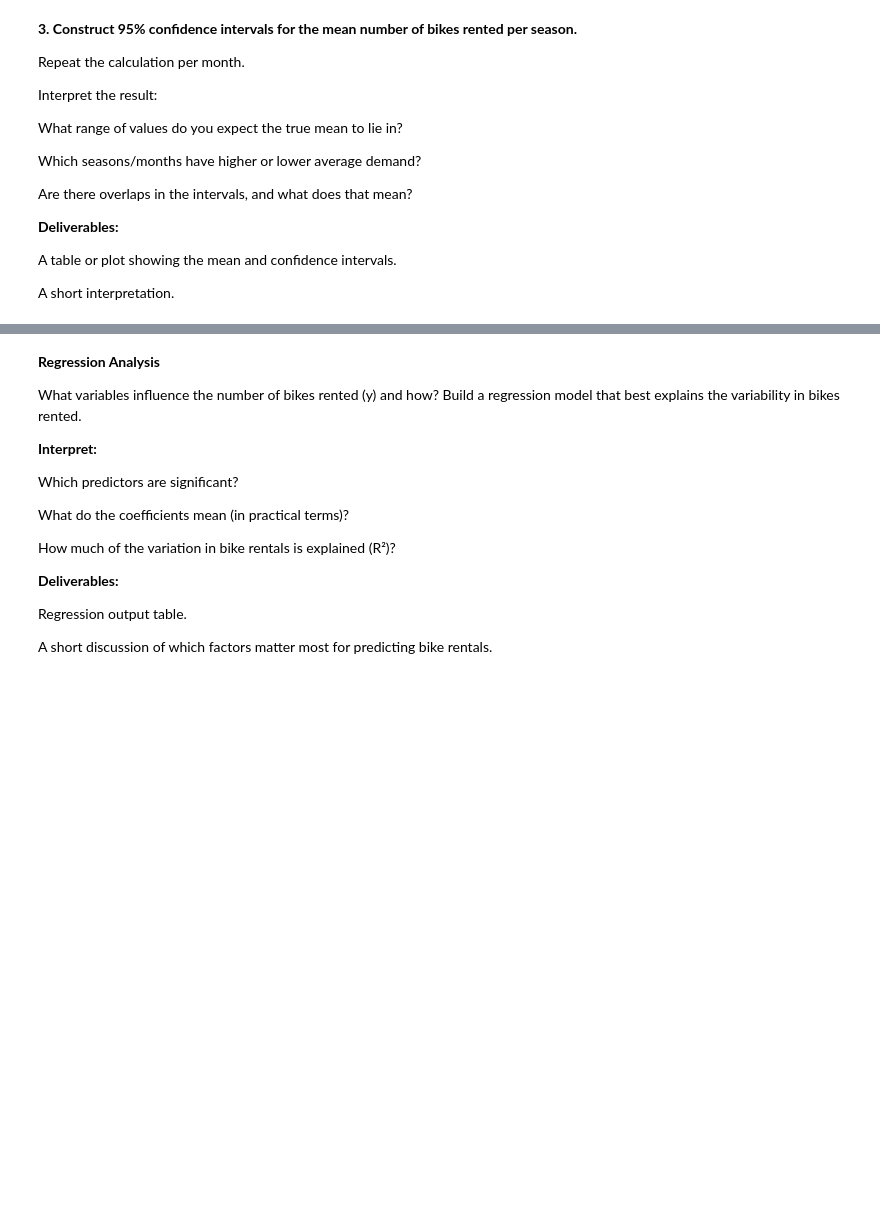
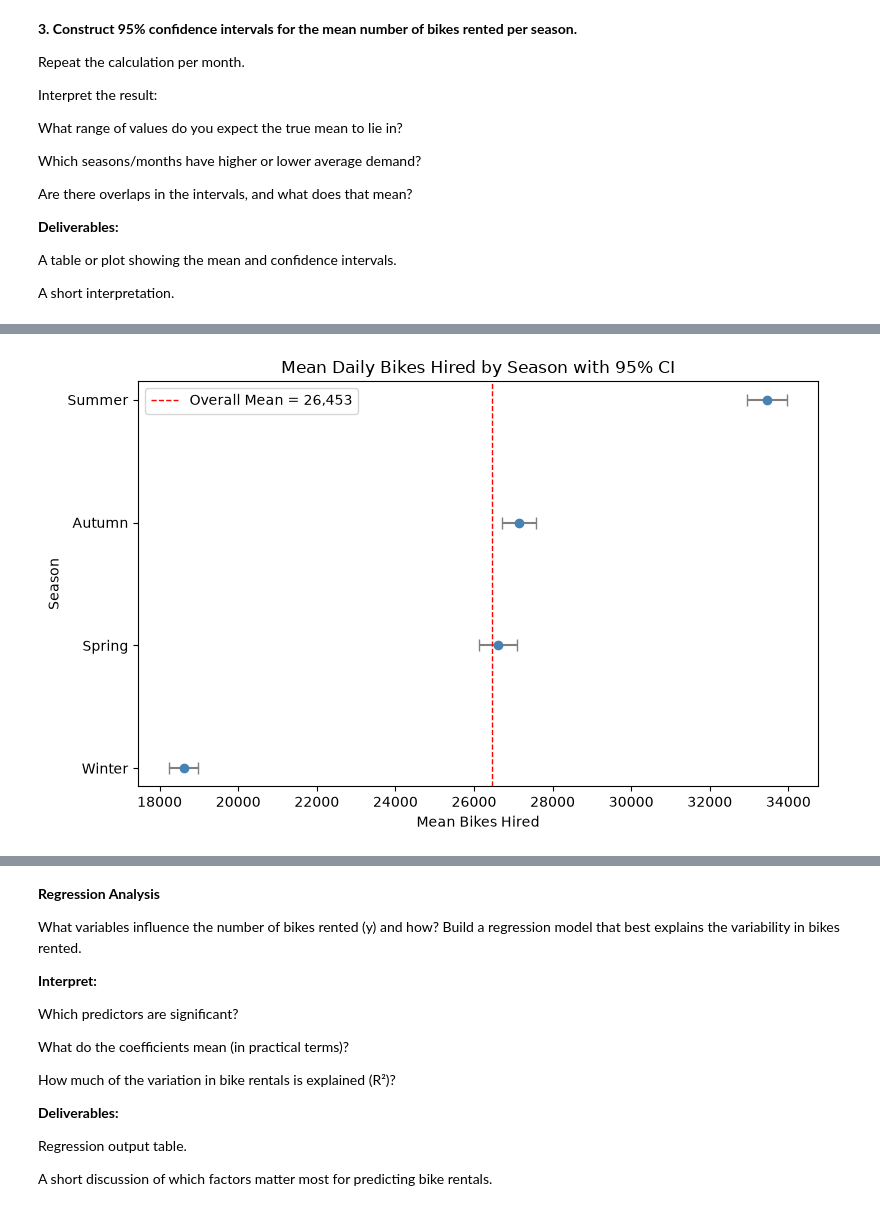
Before and after one commit to Brennan-Chan/Analytics-Through-Coding-AUT_26, a Jupyter notebook: Session_3/Group_Project.ipynb, the cells around one changed output, grey strips where cells are left out. Cells and saved outputs as stored; diff of their text form; code cells hidden in the pictures; blank space fills up the shorter version.

```diff
--- a/Session_3/Group_Project.ipynb
+++ b/Session_3/Group_Project.ipynb
@@ -193,0 +263,35 @@ A short interpretation.
+# %%
+# Sort for plotting (seasons already have a natural order, but sort by mean for readability)
+plot_df = season_ci.sort_values('mean_rentals', ascending=True)
+
+plt.figure(figsize=(8, 5))
+
+# Plot the mean rentals as points with horizontal error bars
+plt.errorbar(
+    x=plot_df['mean_rentals'],            # mean bikes hired
+    y=plot_df['season'],                  # season labels
+    xerr=plot_df['margin_of_error'],      # half-length of CI
+    fmt='o',                              # point marker
+    color='steelblue',                    # point color
+    ecolor='gray',                        # error bar color
+    capsize=4,                            # cap size on error bars
+    markersize=6                          # marker size
+)
+
+# Add a vertical line for overall mean rentals
+overall_mean = plot_df['mean_rentals'].mean()
+plt.axvline(
+    overall_mean,
+    color='red', linestyle='--', linewidth=1,
+    label=f'Overall Mean = {overall_mean:,.0f}'
+)
+
+# Labels and title
+plt.xlabel('Mean Bikes Hired')
+plt.ylabel('Season')
+plt.title('Mean Daily Bikes Hired by Season with 95% CI')
+plt.legend()
+plt.tight_layout()
+plt.show()
+# %% [output]
+[figure, added]
```
Also changed, not shown: parts of 15 cells of this notebook.
